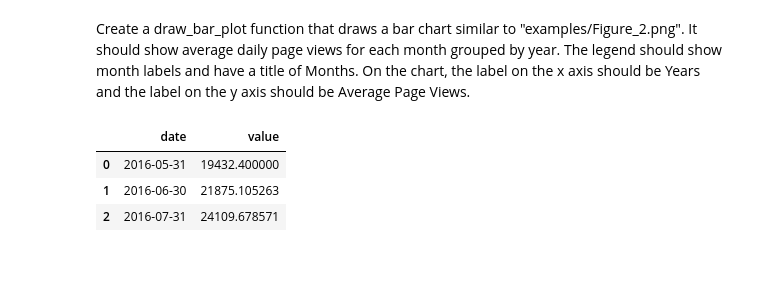
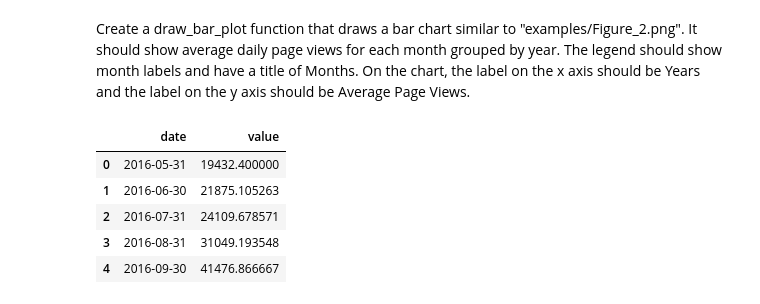
Before and after one commit to Gedis-Nov/dapy_assignments, a Jupyter notebook: time_series_visualizer/time_series_visualizer.ipynb, the cells around one changed output. Saved outputs shown, nothing was run; the diff lists cells and outputs as text; code cells hidden in the pictures; blank space fills up the shorter version.

```diff
--- a/time_series_visualizer/time_series_visualizer.ipynb
+++ b/time_series_visualizer/time_series_visualizer.ipynb
@@ -38,9 +38,11 @@ tab.plot(figsize=(25,10), kind='line', color='red', xlabel='Date', ylabel='Page
 Create a draw_bar_plot function that draws a bar chart similar to "examples/Figure_2.png". It should show average daily page views for each month grouped by year. The legend should show month labels and have a title of Months. On the chart, the label on the x axis should be Years and the label on the y axis should be Average Page Views.
 # %%
 res_tab = tab.resample('M').mean().reset_index()
-res_tab.head(3)
+res_tab.head(5)
 # %% [output]
 |  | date | value |
 | 0 | 2016-05-31 | 19432.400000 |
 | 1 | 2016-06-30 | 21875.105263 |
 | 2 | 2016-07-31 | 24109.678571 |
+| 3 | 2016-08-31 | 31049.193548 |
+| 4 | 2016-09-30 | 41476.866667 |
```
Also changed, not shown: parts of 6 cells of this notebook.
